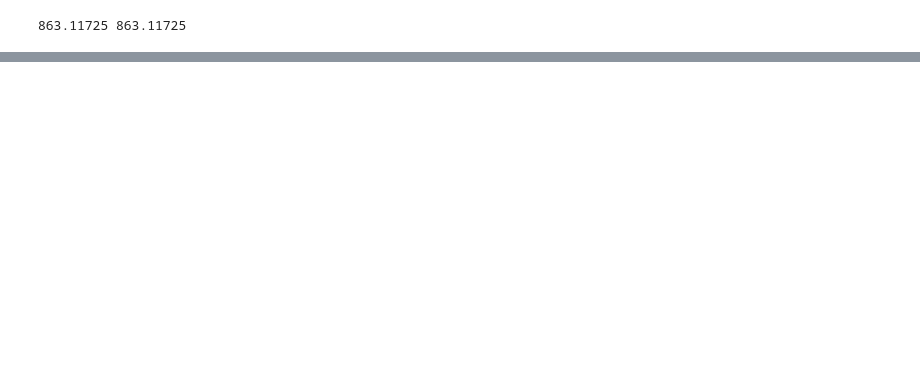
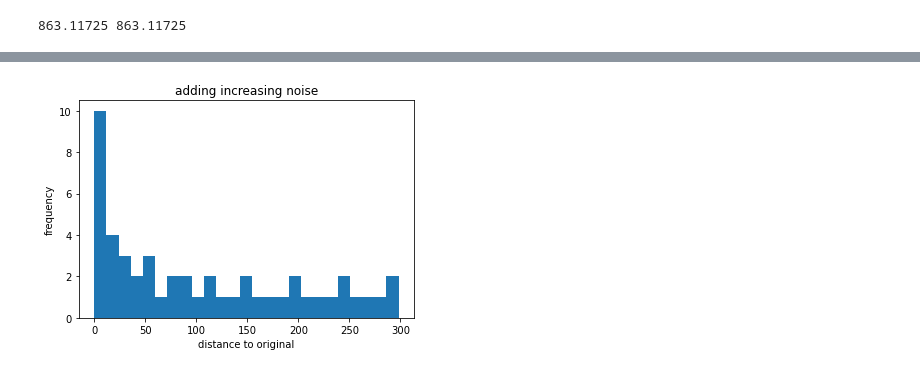
Before and after one commit to Mystiking/AppliedDifferentialGeometry, a Jupyter notebook: Distance measure for Currents.ipynb, the cells around one changed output, grey strips where cells are left out. Cells and saved outputs as stored; diff of their text form; code cells hidden in the pictures; blank space fills up the shorter version.

```diff
--- a/Distance measure for Currents.ipynb
+++ b/Distance measure for Currents.ipynb
@@ -119,0 +161,10 @@ print(scalar_dist(jnp.float32(1),V_s,F_s),scalar_dist(jnp.float32(-1),V_s,F_s))
+# %%
+x = jnp.linspace(0,min_dist/2,50)
+y = pmm.add_noise(distCurves, V_s, F_s, x)
+plt.title('adding increasing noise')
+plt.hist(y,bins=25)
+plt.xlabel('distance to original')
+plt.ylabel('frequency')
+plt.show()
+# %% [output]
+[figure, added]
```
Also changed, not shown: parts of 12 cells of this notebook, 1 other file.
